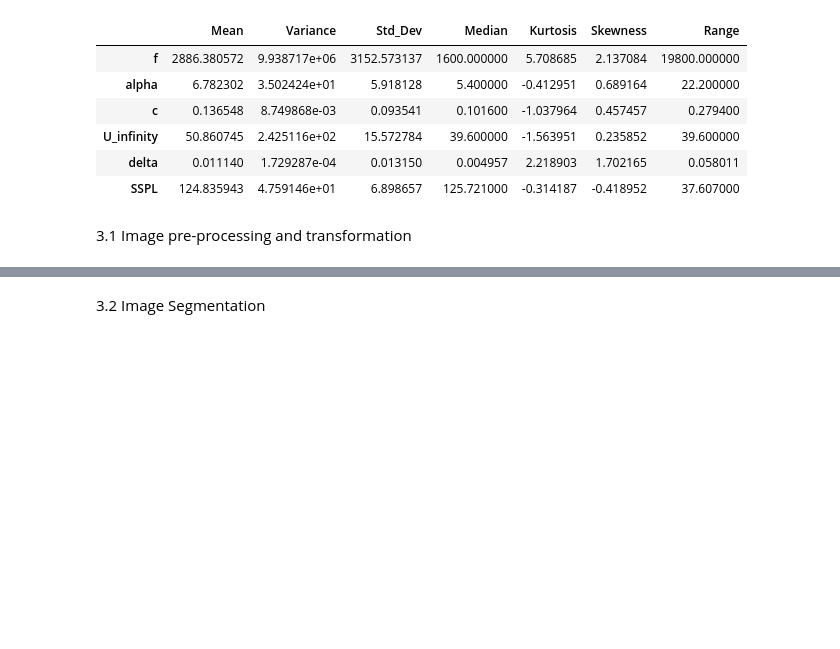
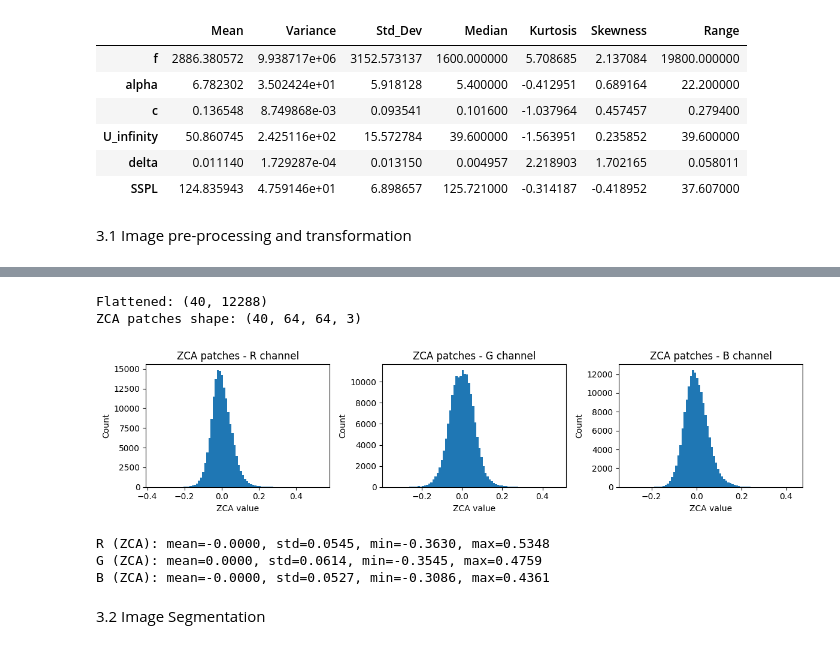
Before and after one commit to AdityaUnnava/Aditya_Unnava_ME5920_HW1, a Jupyter notebook: HW1.ipynb, the cells around one changed output, grey strips where cells are left out. Cells and saved outputs as stored; diff of their text form; code cells hidden in the pictures; blank space fills up the shorter version.

```diff
--- a/HW1.ipynb
+++ b/HW1.ipynb
@@ -357,2 +521,56 @@ stats_df
+# %%
+ZCA_EPS = 1e-5
+ZCA_MAX_SAMPLES = 500
+
+X = patches_f.reshape(len(patches_f), -1)
+N, D = X.shape
+print("Flattened:", X.shape)
+
+fit_idx = np.random.choice(N, size=min(N, ZCA_MAX_SAMPLES), replace=False)
+X_fit = X[fit_idx]
+
+# Center
+mu = X_fit.mean(axis=0, keepdims=True)
+Xc = X_fit - mu
+
+# Covariance
+cov = (Xc.T @ Xc) / Xc.shape[0]
+
+# SVD
+U, S, _ = np.linalg.svd(cov, full_matrices=False)
+
+# ZCA transform matrix
+W_zca = (U * (1.0 / np.sqrt(S + ZCA_EPS))) @ U.T
+
+def zca_whiten(X_in, mu, W):
+    return (X_in - mu) @ W
+
+X_white = zca_whiten(X, mu, W_zca)
+patches_zca = X_white.reshape(len(patches_f), PATCH_SIZE, PATCH_SIZE, 3)
+
+print("ZCA patches shape:", patches_zca.shape)
+# %% [output]
+Flattened: (40, 12288)
+ZCA patches shape: (40, 64, 64, 3)
+# %%
+plt.figure(figsize=(12,3))
+for c in range(3):
+    plt.subplot(1,3,c+1)
+    vals = patches_zca[..., c].ravel()
+    plt.hist(vals, bins=80)
+    plt.title(f"ZCA patches - {ch_names[c]} channel")
+    plt.xlabel("ZCA value")
+    plt.ylabel("Count")
+plt.tight_layout()
+plt.show()
+
+for c in range(3):
+    vals = patches_zca[..., c].ravel()
+    print(f"{ch_names[c]} (ZCA): mean={vals.mean():.4f}, std={vals.std():.4f}, min={vals.min():.4f}, max={vals.max():.4f}")
+# %% [output]
+[figure, added]
+R (ZCA): mean=-0.0000, std=0.0545, min=-0.3630, max=0.5348
+G (ZCA): mean=0.0000, std=0.0614, min=-0.3545, max=0.4759
+B (ZCA): mean=-0.0000, std=0.0527, min=-0.3086, max=0.4361
 # %% [markdown]
 3.2 Image Segmentation
```
Also changed, not shown: parts of 6 cells of this notebook.
